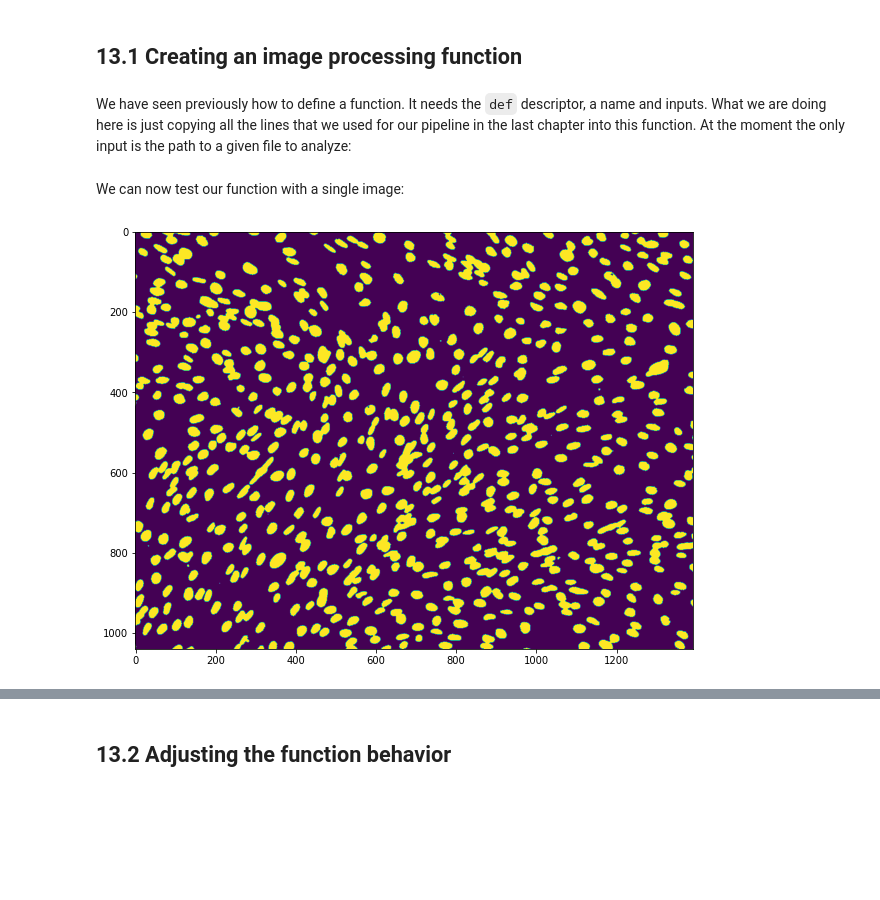
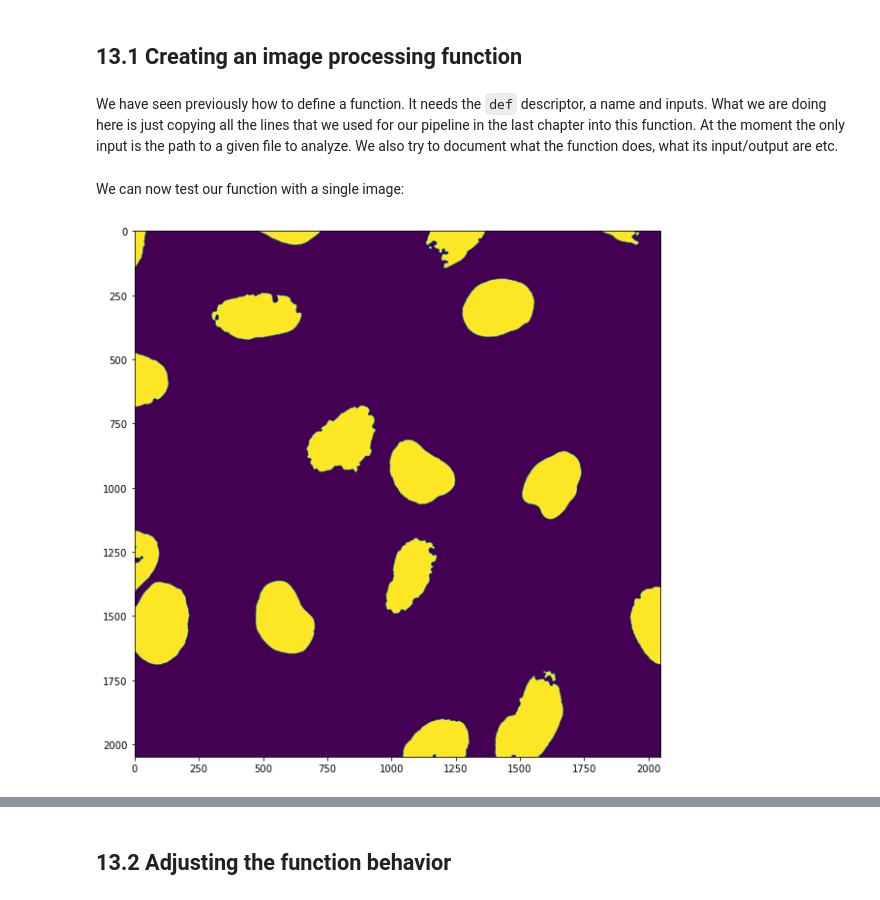
Before and after one commit to guiwitz/PyImageCourse_beginner, a Jupyter notebook: 13-Pipeline.ipynb, the cells around one changed output, grey strips where cells are left out. Drawn from its saved outputs; the diff is of its cells as text; code cells hidden in the pictures; blank space fills up the shorter version.

````diff
--- a/13-Pipeline.ipynb
+++ b/13-Pipeline.ipynb
@@ -12,5 +13,5 @@ import skimage.morphology
 # %% [markdown]
 ## 13.1 Creating an image processing function
 # %% [markdown]
-We have seen previously how to define a function. It needs the ```def``` descriptor, a name and inputs. What we are doing here is just copying all the lines that we used for our pipeline in the last chapter into this function. At the moment the only input is the path to a given file to analyze:
+We have seen previously how to define a function. It needs the ```def``` descriptor, a name and inputs. What we are doing here is just copying all the lines that we used for our pipeline in the last chapter into this function. At the moment the only input is the path to a given file to analyze. We also try to document what the function does, what its input/output are etc.
 # %%
@@ -41,11 +60,10 @@ def my_pipeline(image_path):
     return my_table
 # %% [markdown]
 We can now test our function with a single image:
-# %%
-table = my_pipeline('https://cildata.crbs.ucsd.edu/media/images/13585/13585.tif')
-#table = my_pipeline('../Data/myoblast.tif')
-# %% [output]
-[figure, removed]
+# %%
+table = my_pipeline('https://github.com/guiwitz/PyImageCourse_beginner/raw/master/images/46658_784_B12_1.tif')
+# %% [output]
+[figure, added]
 # %%
 table
 # %% [output]
````
Also changed, not shown: parts of 20 cells of this notebook.
